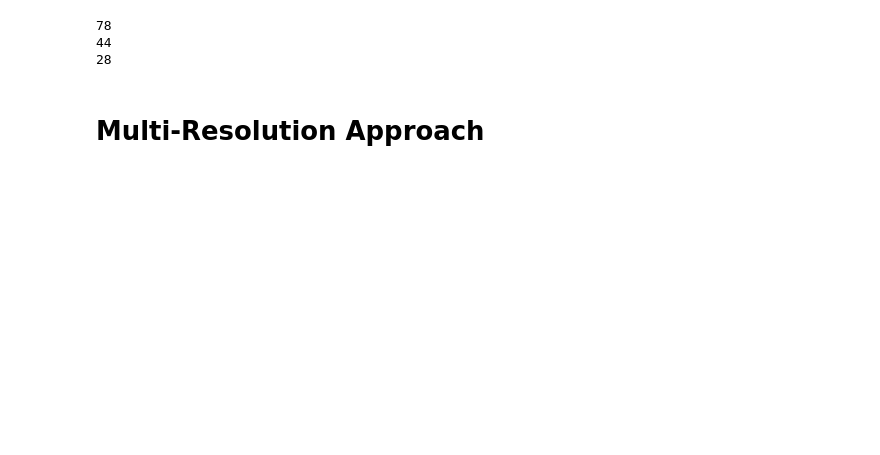
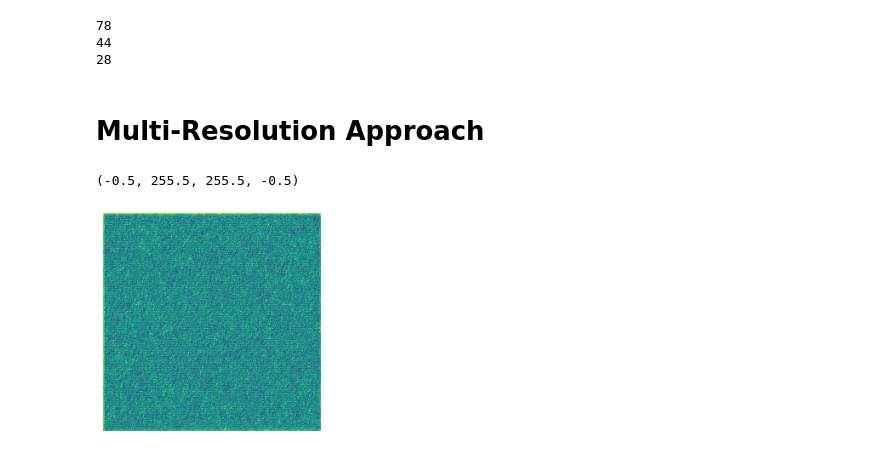
Before and after one commit to Chiffaa/Glacier-lakes-detection-using-multi-resolution-input-channels, a Jupyter notebook: tf_demo.ipynb, the cells around one changed output. Saved outputs shown, nothing was run; the diff lists cells and outputs as text; code cells hidden in the pictures; blank space fills up the shorter version.

```diff
--- a/tf_demo.ipynb
+++ b/tf_demo.ipynb
@@ -416,6 +337,9 @@ print(log1024[log1024.val_loss == log1024.val_loss.min()].epoch.values[0])
 # %%
 unet = build_unet((256, 256, 3))
-
 image = tf.random.uniform((1, 256, 256, 3))
-
 res = unet(image)
+plt.imshow(res[0])
+plt.axis("off")
+# %% [output]
+(-0.5, 255.5, 255.5, -0.5)
+[figure, added]
```
Also changed, not shown: parts of 22 cells of this notebook, 4 other files.
